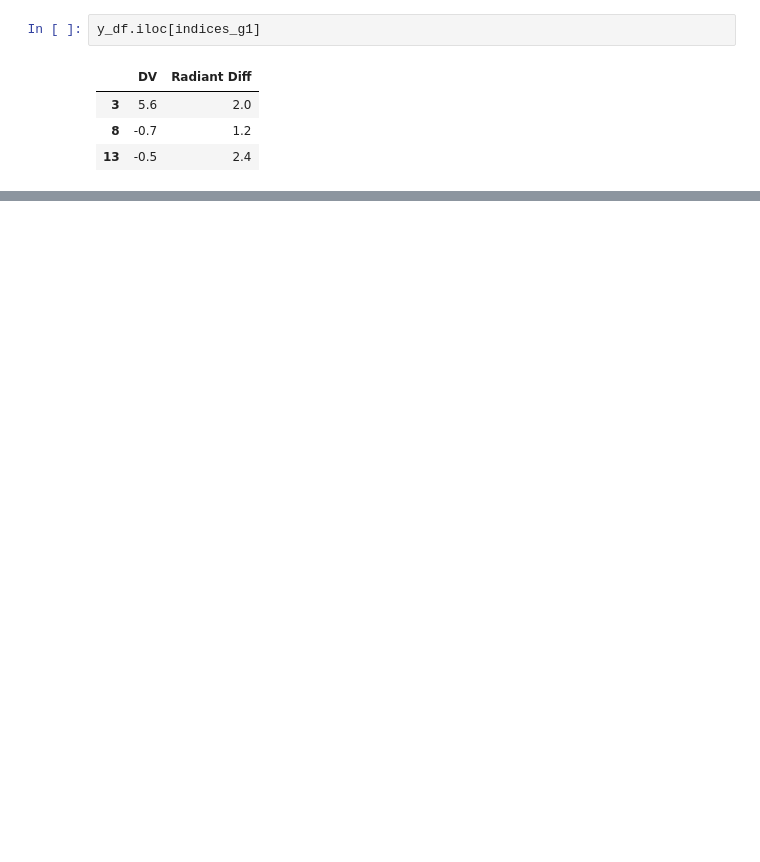
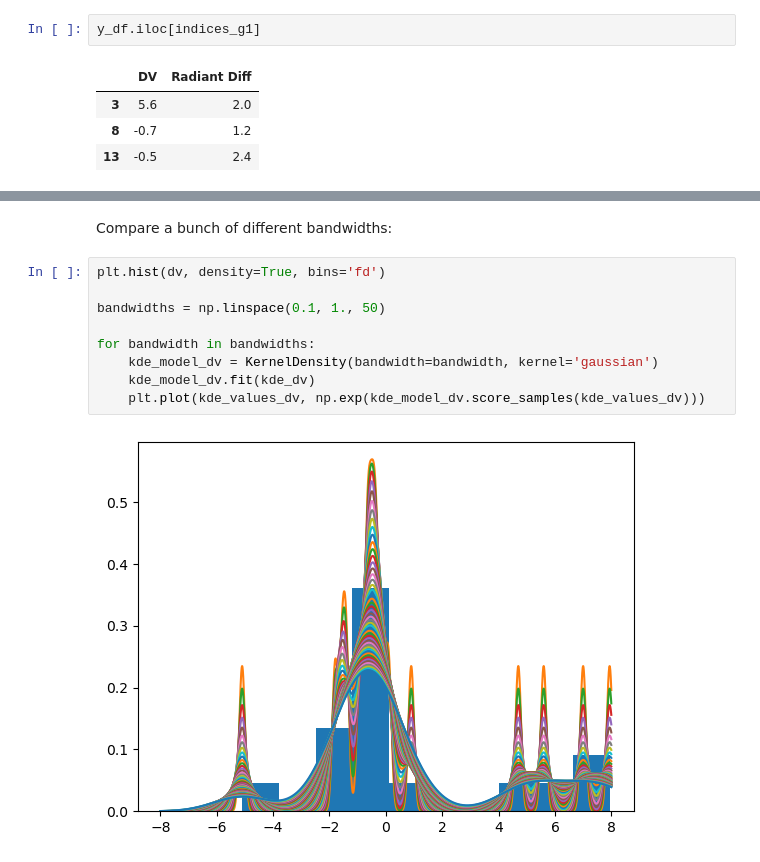
Before and after one commit to ia-chow/Thesis, a Jupyter notebook: speed_radiant_difference/speed_radiant_difference.ipynb, the cells around one changed output, grey strips where cells are left out. Cells and saved outputs as stored; diff of their text form; blank space fills up the shorter version.

```diff
--- a/speed_radiant_difference/speed_radiant_difference.ipynb
+++ b/speed_radiant_difference/speed_radiant_difference.ipynb
@@ -702,0 +749,13 @@ y_df.iloc[indices_g1]
+# %% [markdown]
+Compare a bunch of different bandwidths:
+# %%
+plt.hist(dv, density=True, bins='fd')
+
+bandwidths = np.linspace(0.1, 1., 50)
+
+for bandwidth in bandwidths:
+    kde_model_dv = KernelDensity(bandwidth=bandwidth, kernel='gaussian')
+    kde_model_dv.fit(kde_dv)
+    plt.plot(kde_values_dv, np.exp(kde_model_dv.score_samples(kde_values_dv)))
+# %% [output]
+[figure, added]
```
Also changed, not shown: parts of 18 cells of this notebook.
